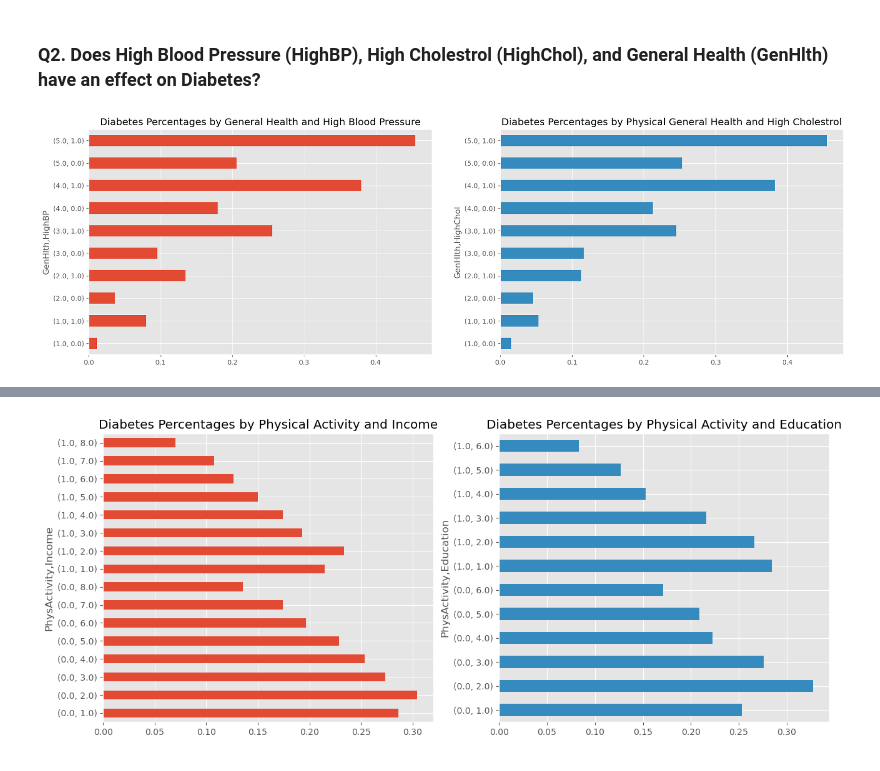
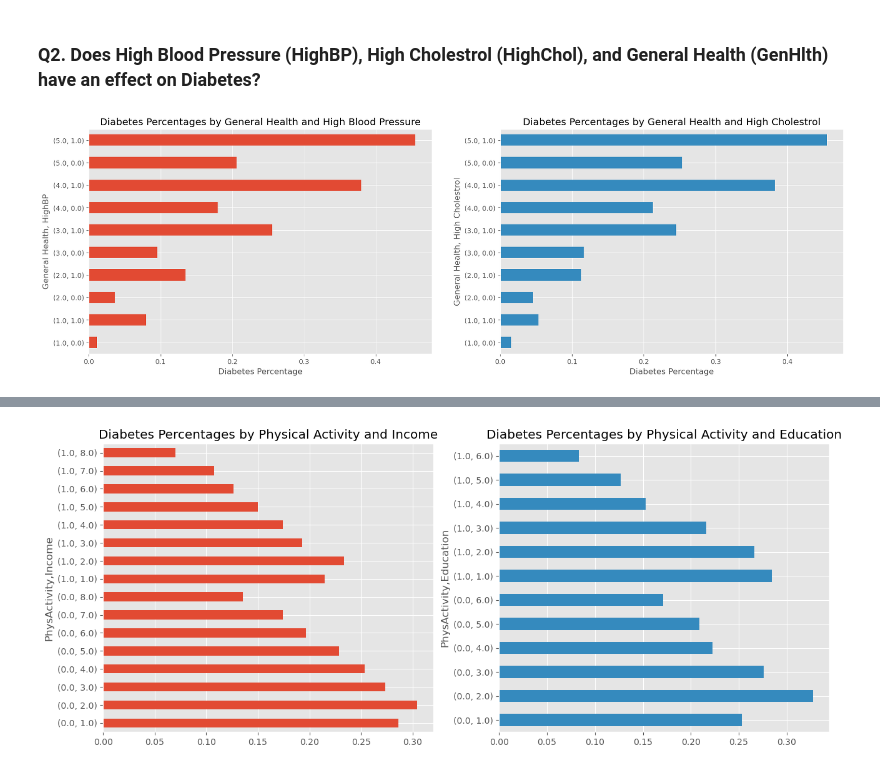
Before and after one commit to 48878679/CS-5324-Lab1, a Jupyter notebook: Lab1/Lab1.ipynb, the cells around one changed output, grey strips where cells are left out. Drawn from its saved outputs; the diff is of its cells as text; code cells hidden in the pictures.

```diff
--- a/Lab1/Lab1.ipynb
+++ b/Lab1/Lab1.ipynb
@@ -359,28 +359,32 @@ There is consistent positive correlation between high blood pressure (HighBP) an
 # %%
 # Q2 - Relationship between High Blood Pressure (HighBP), High Cholestrol (HighChol), General Health (GenHlth) and Diabetes (Diabetes_binary)
 
 # group the data
 df_grouped_1 = df_imputed.groupby(by=['GenHlth','HighBP'], observed=True)
 df_grouped_2 = df_imputed.groupby(by=['GenHlth','HighChol'], observed=True)
 
 # tabulate diabete rates of each group
 diabetes_rate_1 = df_grouped_1.Diabetes_binary.sum() / df_grouped_1.Diabetes_binary.count()
 diabetes_rate_2 = df_grouped_2.Diabetes_binary.sum() / df_grouped_2.Diabetes_binary.count()
 
 plt.figure(figsize=(20, 6))
 
 # plot
 plt.subplot(1, 2, 1)
 ax = diabetes_rate_1.plot(kind='barh', color='#e24a33')
 plt.title('Diabetes Percentages by General Health and High Blood Pressure')
+plt.xlabel('Diabetes Percentage')
+plt.ylabel('General Health, HighBP')
 
 plt.subplot(1, 2, 2)
 ax = diabetes_rate_2.plot(kind='barh', color='#358abe')
-plt.title('Diabetes Percentages by Physical General Health and High Cholestrol')
+plt.title('Diabetes Percentages by General Health and High Cholestrol')
+plt.xlabel('Diabetes Percentage')
+plt.ylabel('General Health, High Cholestrol')
 
 plt.show()
 # %% [output]
-[figure, old version]
+[figure, new version]
 # %% [markdown]
 #### Analysis:
 
```
Also changed, not shown: parts of 5 cells of this notebook.
